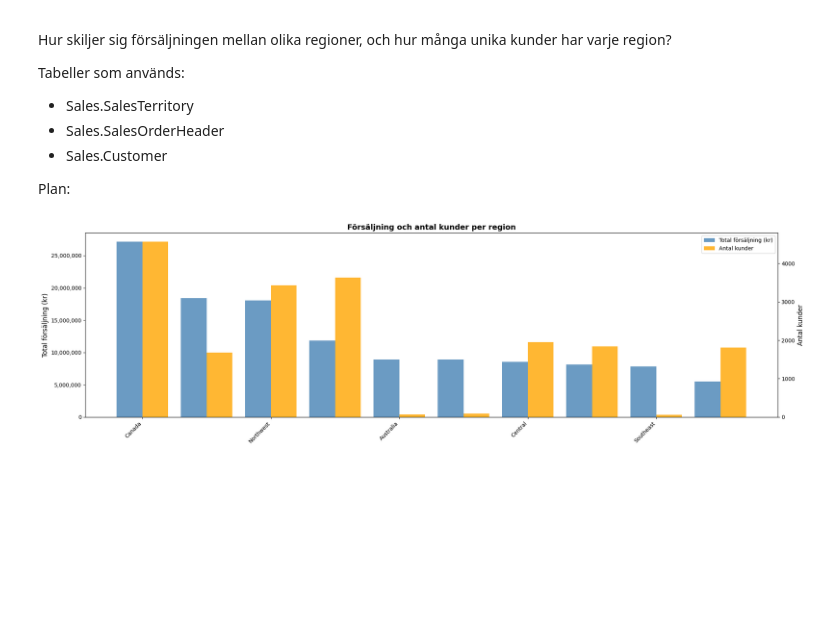
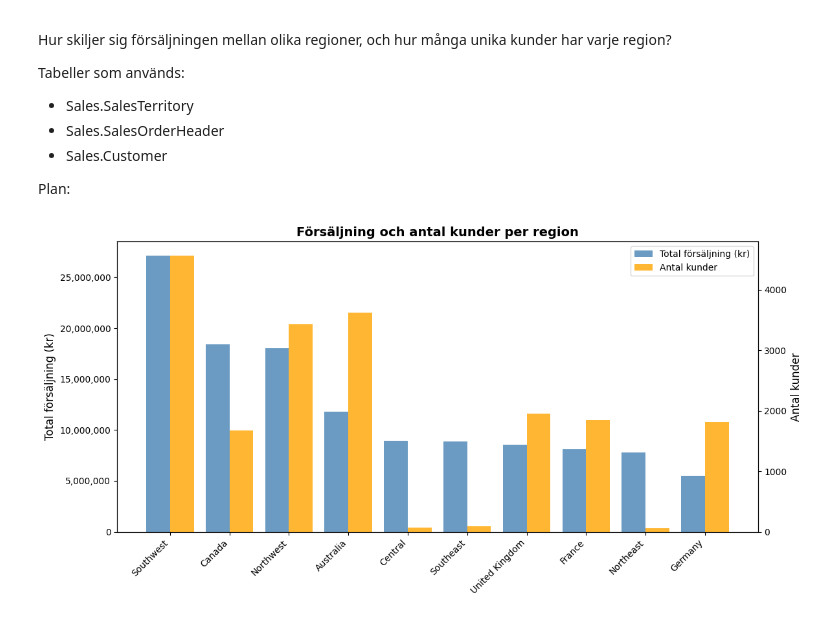
Before and after one commit to iidaclaesson/AdventureWorks2025-analys, a Jupyter notebook: notebooks/analys.ipynb, the cells around one changed output. Drawn from its saved outputs; the diff is of its cells as text; code cells hidden in the pictures; blank space fills up the shorter version.

```diff
--- a/notebooks/analys.ipynb
+++ b/notebooks/analys.ipynb
@@ -350,7 +338,7 @@ df_vis6 = query_df(query_vis6)
 x = range(len(df_vis6))
 width = 0.4
 
-fig, ax1 = plt.subplots(figsize=(20, 6))
+fig, ax1 = plt.subplots(figsize=(12, 6))
 
 ax1.bar(
     [i - width/2 for i in x],
@@ -361,32 +349,32 @@ ax1.bar(
     alpha=0.8
 )
 ax1.set_ylabel('Total försäljning (kr)', fontsize=12)
 
 ax2 = ax1.twinx()
 ax2.bar(
     [i + width/2 for i in x],
     df_vis6['Customers'],
     width=width,
     color='orange',
     label='Antal kunder',
     alpha=0.8
 )
 ax2.set_ylabel('Antal kunder', fontsize=12)
 
-ax.set_xticks(range(len(df_vis6)))
+ax1.set_xticks(list(x))
 ax1.set_xticklabels(df_vis6['Territory'], rotation=45, ha='right')
 
 
 ax1.set_title('Försäljning och antal kunder per region', fontsize=14, fontweight='bold')
 
 ax1.set_yticklabels([f'{x:,.0f}' for x in ax.get_yticks()])
 
 
 lines, labels = ax1.get_legend_handles_labels()
 lines2, labels2 = ax2.get_legend_handles_labels()
 ax1.legend(lines + lines2, labels + labels2, loc='upper right')
 
 plt.tight_layout()
 plt.show()
 # %% [output]
-[figure, old version]
+[figure, new version]
```
Also changed, not shown: parts of 6 cells of this notebook.
